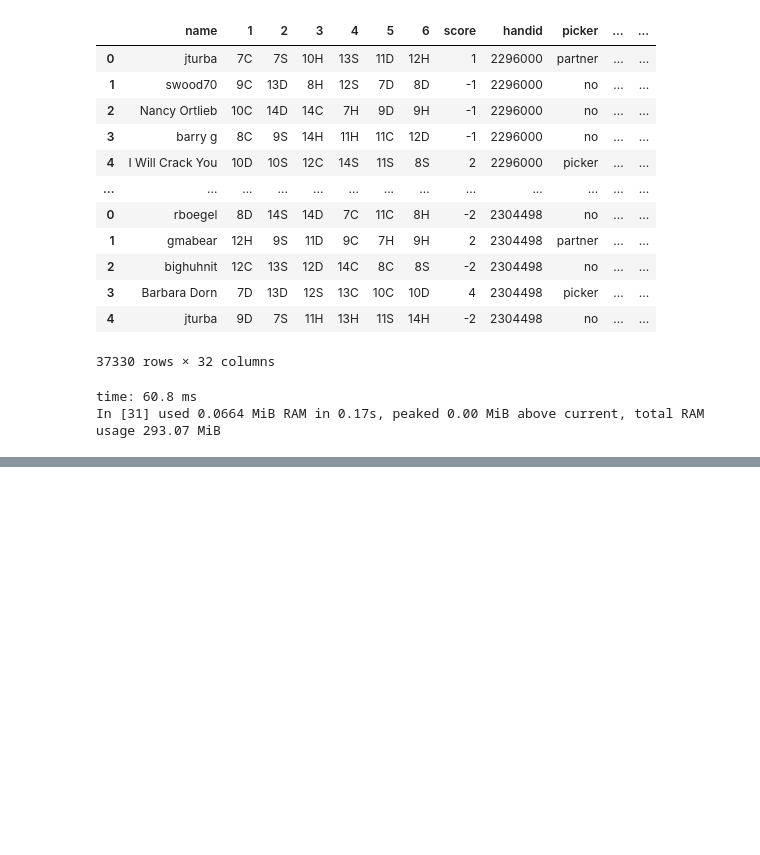
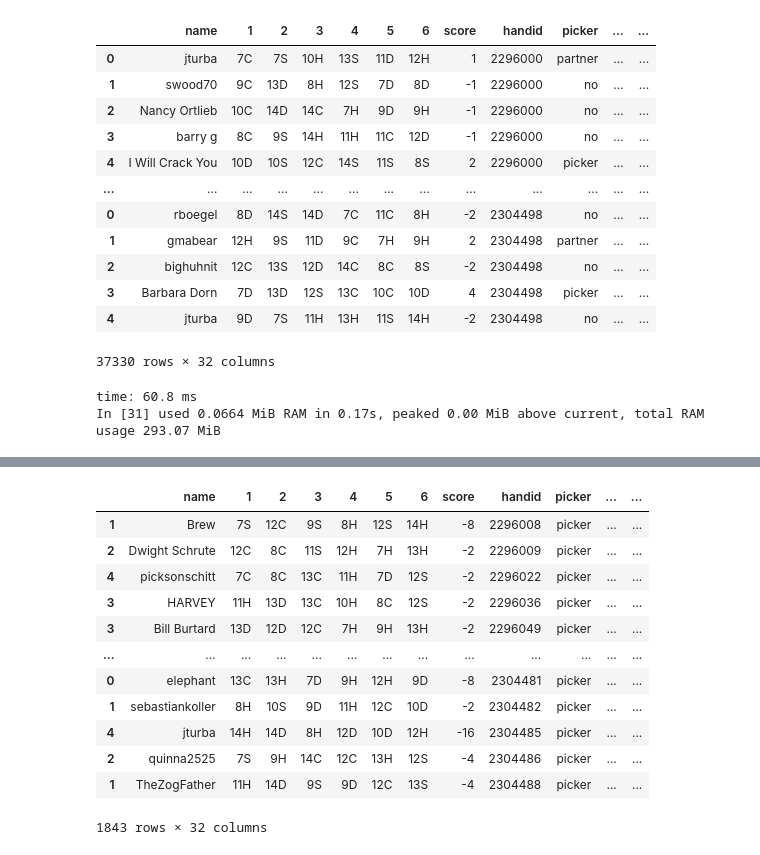
Before and after one commit to adsweeney/get61, a Jupyter notebook: get61/manyhands.ipynb, the cells around one changed output, grey strips where cells are left out. Drawn from its saved outputs; the diff is of its cells as text; code cells hidden in the pictures; blank space fills up the shorter version.

```diff
--- a/get61/manyhands.ipynb
+++ b/get61/manyhands.ipynb
@@ -198,3 +187,5 @@ df2
 37330 rows × 32 columns
 time: 60.8 ms
 In [31] used 0.0664 MiB RAM in 0.17s, peaked 0.00 MiB above current, total RAM usage 293.07 MiB
+# %%
+mask = (df1['score'] < 0) & (df1['picker'] == 'picker')
@@ -200,0 +195,16 @@ In [31] used 0.0664 MiB RAM in 0.17s, peaked 0.00 MiB above current, total RAM u
+# %%
+df1[mask]
+# %% [output]
+|  | name | 1 | 2 | 3 | 4 | 5 | 6 | score | handid | picker | ... | ... |
+| 1 | Brew | 7S | 12C | 9S | 8H | 12S | 14H | -8 | 2296008 | picker | ... | ... |
+| 2 | Dwight Schrute | 12C | 8C | 11S | 12H | 7H | 13H | -2 | 2296009 | picker | ... | ... |
+| 4 | picksonschitt | 7C | 8C | 13C | 11H | 7D | 12S | -2 | 2296022 | picker | ... | ... |
+| 3 | HARVEY | 11H | 13D | 13C | 10H | 8C | 12S | -2 | 2296036 | picker | ... | ... |
+| 3 | Bill Burtard | 13D | 12D | 12C | 7H | 9H | 13H | -2 | 2296049 | picker | ... | ... |
+| ... | ... | ... | ... | ... | ... | ... | ... | ... | ... | ... | ... | ... |
+| 0 | elephant | 13C | 13H | 7D | 9H | 12H | 9D | -8 | 2304481 | picker | ... | ... |
+| 1 | sebastiankoller | 8H | 10S | 9D | 11H | 12C | 10D | -2 | 2304482 | picker | ... | ... |
+| 4 | jturba | 14H | 14D | 8H | 12D | 10D | 12H | -16 | 2304485 | picker | ... | ... |
+| 2 | quinna2525 | 7S | 9H | 14C | 12C | 13H | 12S | -4 | 2304486 | picker | ... | ... |
+| 1 | TheZogFather | 11H | 14D | 9S | 9D | 12C | 13S | -4 | 2304488 | picker | ... | ... |
+1843 rows × 32 columns
```
Also changed, not shown: parts of 10 cells of this notebook, 5 other files.
